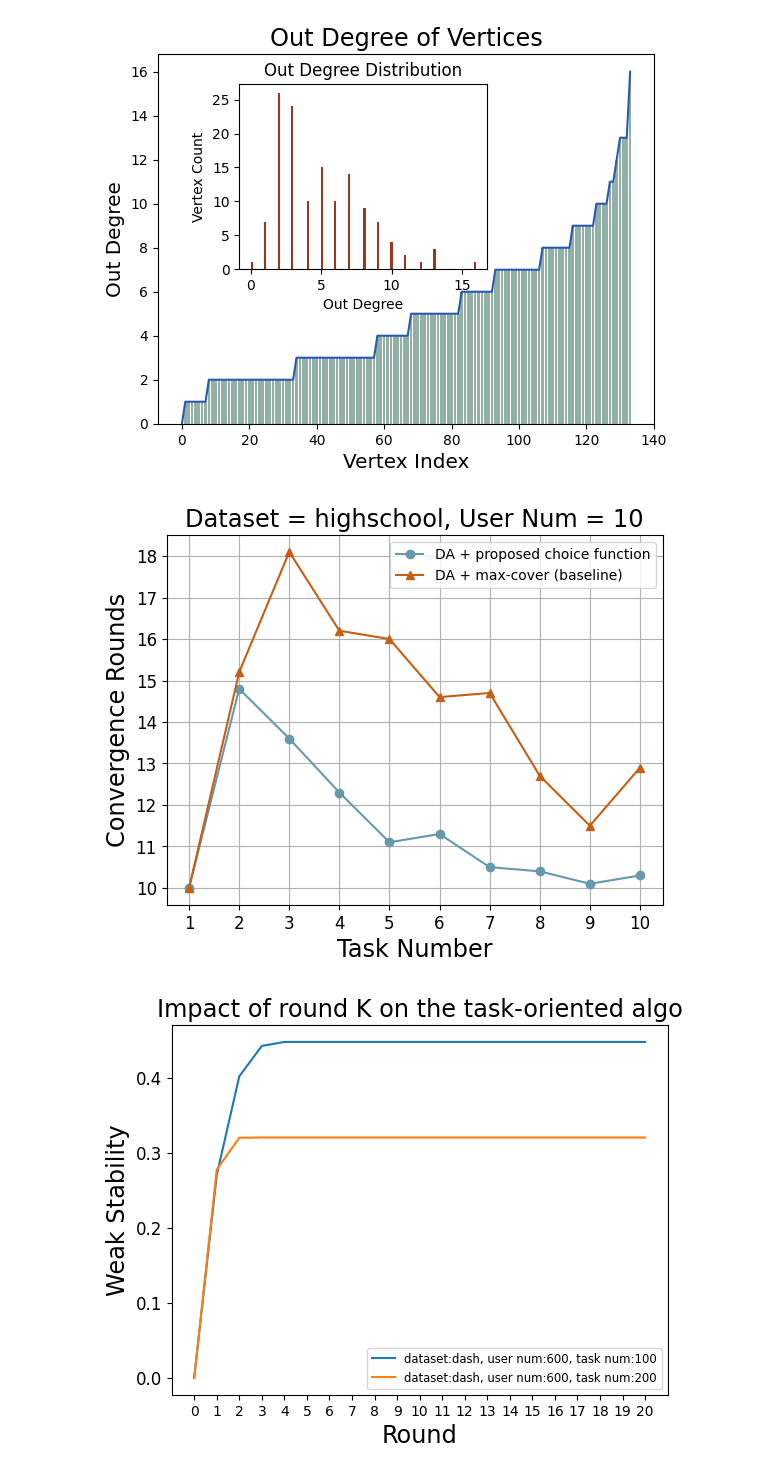
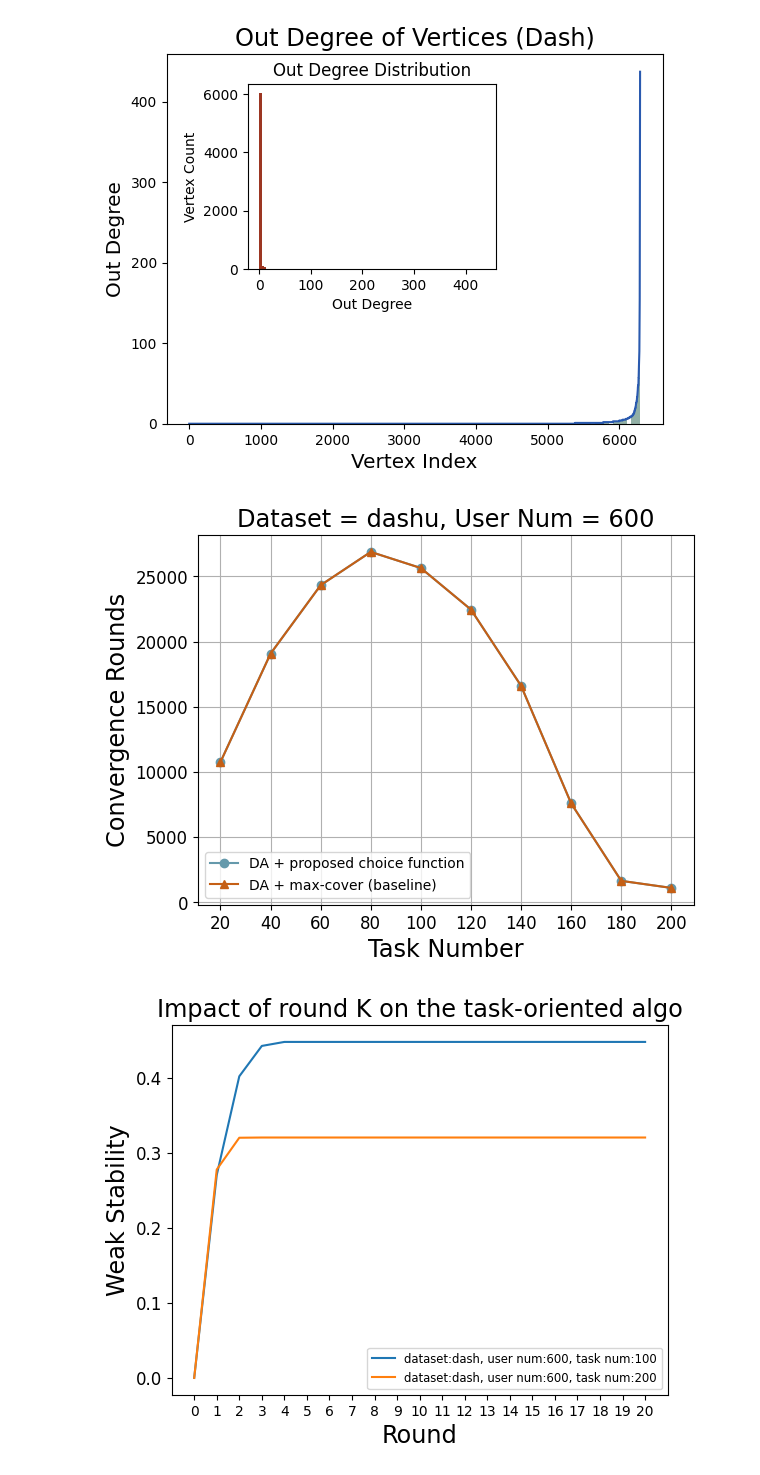
Before and after one commit to braisedp/CCTA, a Jupyter notebook: experiment/estimate_result.ipynb, the cells around one changed output. Saved outputs shown, nothing was run; the diff lists cells and outputs as text; code cells hidden in the pictures.

```diff
--- a/experiment/estimate_result.ipynb
+++ b/experiment/estimate_result.ipynb
@@ -53,12 +59,14 @@ plt.savefig('C:/Users/A/OneDrive/群智计算/研究点一/实验输出/weak_sta
 # %%
 worker_num = 10
 dataset = 'highschool'
-weight = '4'
+weight = 'u'
 x_labels_dict = {
     'dash':[20,40,60,80,100,120,140,160,180,200],
     'copen':[4+4*i for i in range(10)],
     'highschool':[1,2,3,4,5,6,7,8,9,10]
 }
+
+
 
 df = pd.read_csv('./result/{}{}_result.csv'.format(dataset,weight))
 df = df[df['worker']== worker_num]
@@ -100,6 +108,6 @@ KeyError: 'Column not found: overall-satisfactory'
 # %%
-worker_num = 80
-dataset = 'copen'
+worker_num = 600
+dataset = 'dash'
 weight = 'u'
 df = pd.read_csv('./result/{}{}_result.csv'.format(dataset,weight))
 df = df[df['worker']== worker_num]
@@ -110,6 +118,11 @@ x_labels_dict = {
     'dash':[20,40,60,80,100,120,140,160,180,200],
     'copen':[4+4*i for i in range(10)],
     'highschool':[1,2,3,4,5,6,7,8,9,10]
+}
+dataset_name_map= {
+    'dash':'Dash',
+    'copen':'Copen',
+    'highschool':'High School'
 }
 methods = ['budget','heuristic','max-cover',]
 labels = ['DA + proposed choice function','task-oriented','DA + max-cover']
@@ -137,10 +150,10 @@ for i,method in enumerate(methods):
 ax1.set_xlabel('Task Number',fontsize = 'xx-large')
 ax1.set_ylabel('Average Utility of Tasks',fontsize = 'xx-large')
 ax2.set_ylabel('Average Utility of Users',fontsize = 'xx-large')
-plt.title('Dataset = {}, User Num = {}'.format(dataset, worker_num),fontsize = 'xx-large')
+plt.title('Dataset = {}, User Num = {}'.format(dataset_name_map[dataset], worker_num),fontsize = 'xx-large')
 lines1, labels1 = ax1.get_legend_handles_labels()
 lines2, labels2 = ax2.get_legend_handles_labels()
-ax1.legend(lines1 + lines2, labels1 + labels2, loc='upper left')
+ax1.legend(lines1 + lines2, labels1 + labels2, loc='upper center',fontsize='small')
 
 # 将两个图例添加到同一个轴上
 # 显示图形
@@ -153,7 +166,7 @@ plt.savefig('C:/Users/A/OneDrive/群智计算/研究点一/实验输出/average
 from mpl_toolkits.axes_grid1.inset_locator import inset_axes
 import random
 from graph.graph import read_graph
-graph = 'highschool'
+graph = 'dash'
 g = read_graph('../graphs/{}.csv'.format(graph))
 
 # sample_size = 10
@@ -176,7 +189,7 @@ plt.plot(vertex_indices,sorted_out_degrees,color='#2A5AAF')
 plt.bar(vertex_indices,sorted_out_degrees,color='#92B0A6')
 plt.xlabel('Vertex Index',fontsize = 'x-large')
 plt.ylabel('Out Degree',fontsize = 'x-large')
-plt.title('Out Degree of Vertices',fontsize = 'xx-large')
+plt.title('Out Degree of Vertices (Dash)',fontsize = 'xx-large')
 axins = inset_axes(ax, width="50%", height="50%", loc='lower left',
                    bbox_to_anchor=(0.15, 0.4, 1, 1),
                    bbox_transform=ax.transAxes)
@@ -184,49 +197,55 @@ plt.hist(sorted_out_degrees, bins=100, color='#9c3622')
 plt.xlabel('Out Degree')
 plt.ylabel('Vertex Count')
 plt.title('Out Degree Distribution', fontsize='large')
-plt.show()
+plt.savefig('C:/Users/A/OneDrive/群智计算/研究点一/实验输出/{}.pdf'.format(graph))
 # %% [output]
-[figure, old version]
+[figure, new version]
 # %%
 from mpl_toolkits.axes_grid1.inset_locator import inset_axes
-dataset = 'highschool'
-user_num = 10
+dataset = 'dashu'
+user_num = 600
+dataset_name_map= {
+    'dashu':'Dash',
+    'copenu':'Copen',
+    'highschoolu':'High School'
+}
+
 df = pd.read_csv('./result/{}_result.csv'.format(dataset))
 df1 = df.groupby(['method','task','worker'])['turn'].agg(['mean']).reset_index()
 import matplotlib.pyplot as plt
 x_labels_dict = {
-    'dash':[20,40,60,80,100,120,140,160,180,200],
-    'copen':[4+4*i for i in range(10)],
-    'highschool':[1,2,3,4,5,6,7,8,9,10]
+    'dashu':[20,40,60,80,100,120,140,160,180,200],
+    'copenu':[4+4*i for i in range(10)],
+    'highschoolu':[1,2,3,4,5,6,7,8,9,10]
 }
 methods = ['budget','max-cover']
 labels = ['DA + proposed choice function','DA + max-cover (baseline)']
 markers = ['o','^']
 colors =['#6599AB','#C55F15']
 
 # 绘制折线图
 fig, ax = plt.subplots()
 x_labels = x_labels_dict[dataset]
 plt.xticks(x_labels,fontsize='large')
 plt.yticks(fontsize='large')
 
 for i,method in enumerate(methods):
     method_data1 = df1[(df1['method'] == method)&(df1['task'].isin(x_labels))&(df1['worker']==user_num)]
     plt.plot(x_labels,method_data1['mean'],marker=markers[i],label=labels[i],color=colors[i])
 
 
 
 # 添加标签和图例
 plt.xlabel('Task Number',fontsize = 'xx-large')
 plt.ylabel('Convergence Rounds',fontsize = 'xx-large')
 plt.title('Dataset = {}, User Num = {}'.format(dataset,user_num),fontsize = 'xx-large')
 plt.legend(loc = 'best')
 # 将两个图例添加到同一个轴上
 # 显示图形
 plt.grid(True)
 plt.savefig('C:/Users/A/OneDrive/群智计算/研究点一/实验输出/convergence round/{}.pdf'.format(dataset))
 # %% [output]
-[figure, old version]
+[figure, new version]
 # %%
 import math
 import pandas as pd
```
Also changed, not shown: parts of 4 cells of this notebook, 5 other files.
